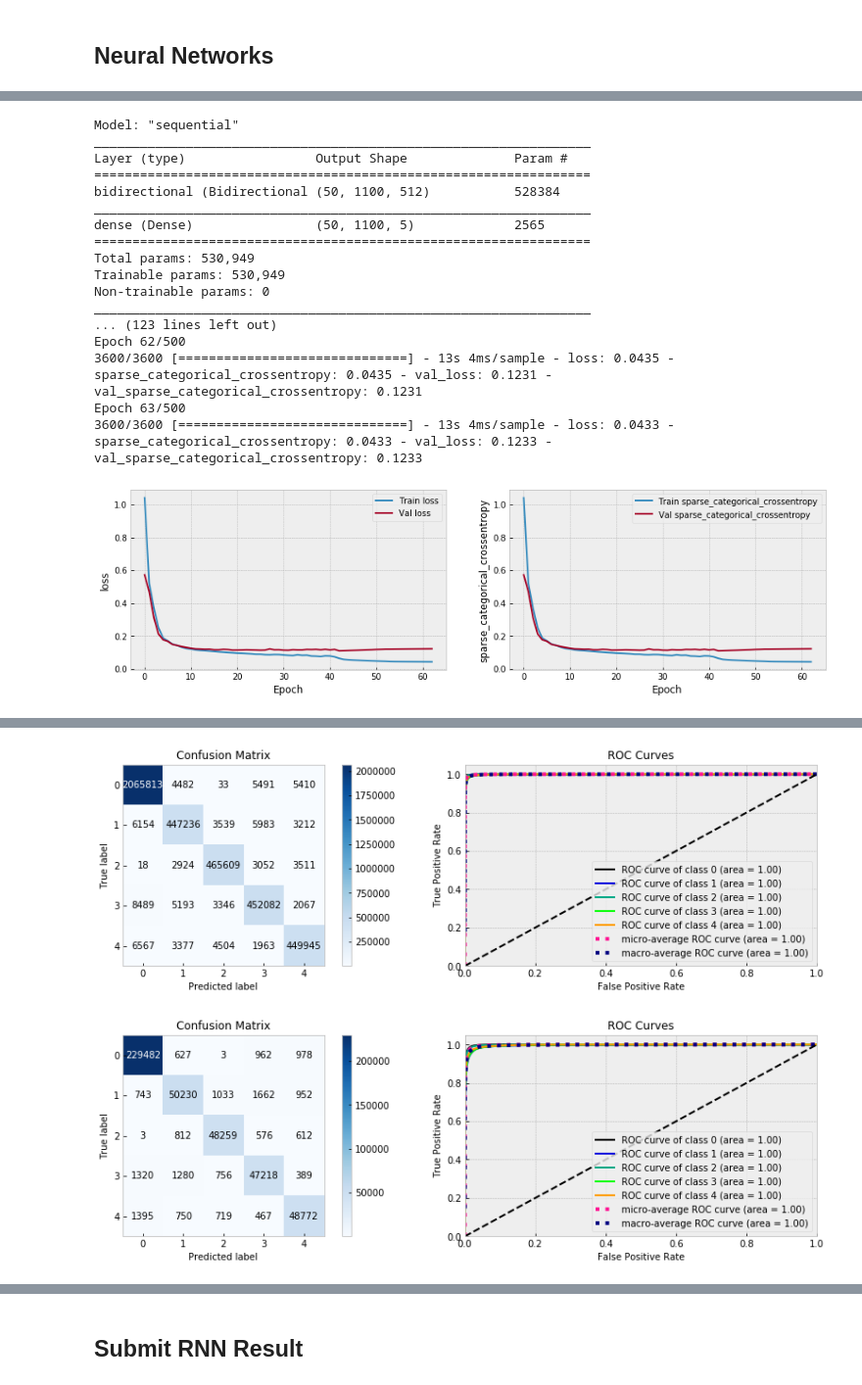
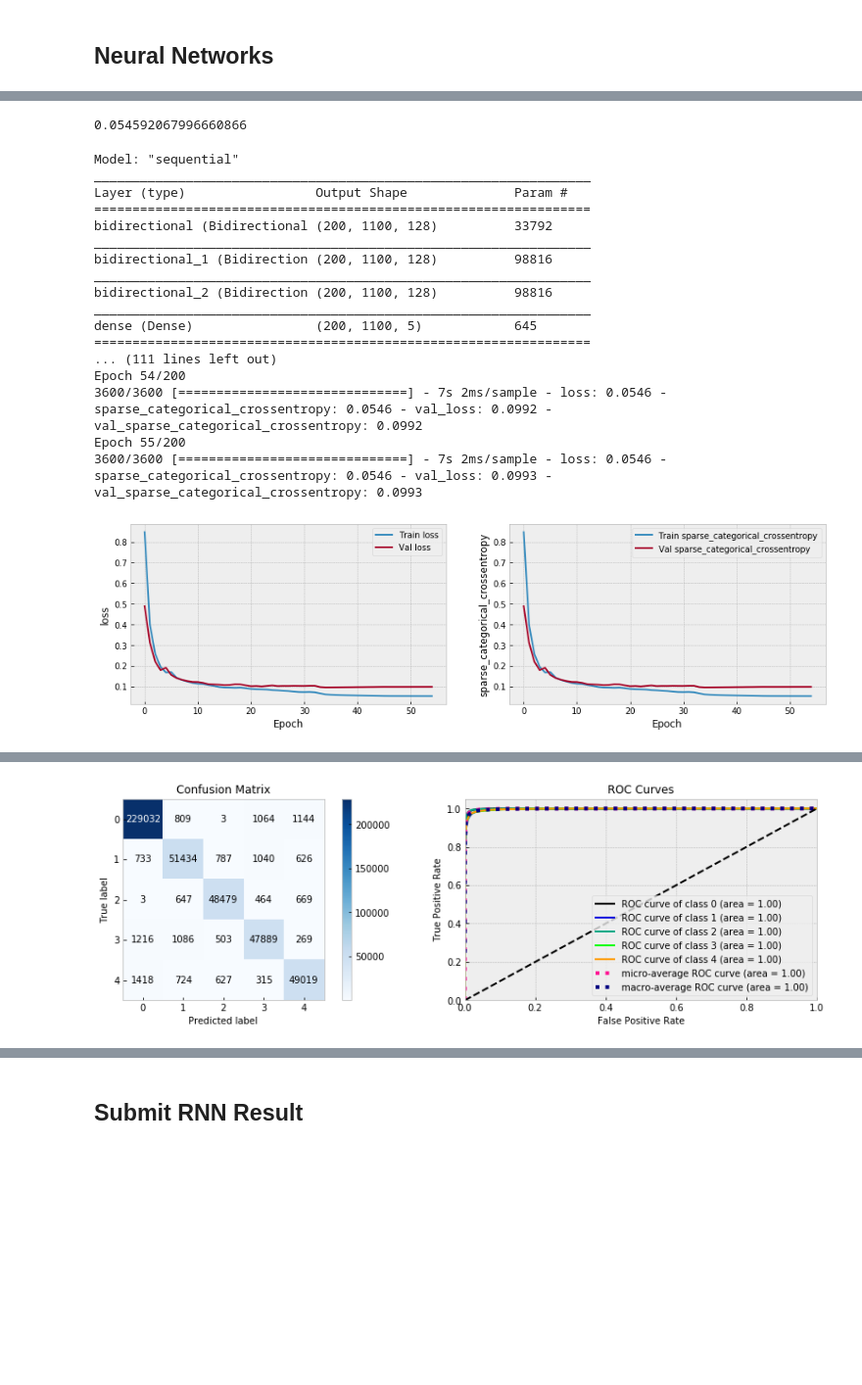
Before and after one commit to ABV-Hub/crowdanalytix, a Jupyter notebook: workinprogress.ipynb, the cells around one changed output, grey strips where cells are left out. Shown at 98% size. Cells and saved outputs as stored; diff of their text form; code cells hidden in the pictures; blank space fills up the shorter version.

```diff
--- a/workinprogress.ipynb
+++ b/workinprogress.ipynb
@@ -296,9 +225,13 @@ X_train.shape[0] // BS
+# %%
+np.min(history.history['loss'])
+# %% [output]
+0.054592067996660866
 # %%
-from tensorflow.keras.layers import Input, LSTM, Dense, Reshape, Conv1D, MaxPool1D, Bidirectional
+from tensorflow.keras.layers import Input, LSTM, Dense, Reshape, Conv1D, MaxPool1D, Bidirectional, TimeDistributed
 tf.keras.backend.clear_session()
 
-EPOCHS = 500
-BS = 50
+EPOCHS = 200
+BS = 200
 BLOCK=1100
 
 X, y = data.iloc[:, 1:], data.iloc[:, :1]
@@ -319,11 +252,13 @@ y_cv_ = y_cv.reshape(-1, BLOCK, 1)
 
 FEATURES_NUM = 1
 TARGET_TYPES = 5
-weight_decay = 0.1
-#
+weight_decay = 0.01
 model = tf.keras.Sequential([
     Input(shape=(BLOCK, 1), batch_size=BS),
-    Bidirectional(LSTM(256, return_sequences=True)), #kernel_regularizer=keras.regularizers.l2(weight_decay))),
+    Bidirectional(LSTM(64, return_sequences=True)), #kernel_regularizer=keras.regularizers.l2(weight_decay))),
+    Bidirectional(LSTM(64, return_sequences=True)), #kernel_regularizer=keras.regularizers.l2(weight_decay))),
+    Bidirectional(LSTM(64, return_sequences=True)),
+    #TimeDistributed(Dense(64)),
     Dense(TARGET_TYPES, activation='softmax'),
   ])
 optimizer=keras.optimizers.Adam(lr=1e-2)
@@ -339,8 +274,8 @@ model.reset_states()
 class ResetStatesCallback(keras.callbacks.Callback):
     def on_batch_begin(self, batch, logs):
         self.model.reset_states()
-lr_schedule = keras.callbacks.LearningRateScheduler(lambda epoch: 1e-8 * 10**(epoch / 20))
-#lr_schedule = keras.callbacks.ReduceLROnPlateau(verbose=0, factor=0.1, patience=10, monitor='val_loss', mode='min')
+#lr_schedule = keras.callbacks.LearningRateScheduler(lambda epoch: 1e-2 * 10**(epoch / 20))
+lr_schedule = keras.callbacks.ReduceLROnPlateau(verbose=0, factor=0.1, patience=10, monitor='val_loss', mode='min')
 early_stop = keras.callbacks.EarlyStopping( patience=20, monitor='val_loss', mode='min' )
 model_save = keras.callbacks.ModelCheckpoint( "my_checkpoint.h5", monitor='val_loss', save_best_only=True, mode='min' )
 reset_states = ResetStatesCallback()
@@ -360,62 +295,50 @@ history = model.fit(X_train, y_train_,
           validation_data=(X_cv, y_cv_),
           callbacks=callbacks)
 
-plt.semilogx(history.history["lr"], history.history["loss"])
-plt.axis([1e-8, 1e-4, 0, 30])
-
 model = keras.models.load_model('my_checkpoint.h5')
 
 plot_history(history, model.metrics_names)
-
+'''
 score = model.evaluate(X_cv, y_cv_,
                         batch_size=BS,
                         verbose=0,
                         use_multiprocessing=True)
 
 metrics = ''
 for i in range(len(model.metrics_names)):
   metrics += f'{model.metrics_names[i]}: {score[i]:.4f} '
-
 print(metrics)
+'''
+print(f'train loss: {np.min(history.history["loss"]):.5f} val loss:{np.min(history.history["val_loss"]):.5f}')
 
 model.reset_states()
 
-train_pred_proba = model.predict(X_train, use_multiprocessing=True)
-train_pred_proba = train_pred_proba.reshape(-1, TARGET_TYPES)
-train_pred = train_pred_proba.argmax(axis=1)
 cv_pred_proba = model.predict(X_cv, use_multiprocessing=True)
 cv_pred_proba = cv_pred_proba.reshape(-1, TARGET_TYPES)
 cv_pred = cv_pred_proba.argmax(axis=1)
-
-import scikitplot as skplt
-fig = plt.figure(figsize=(15,4))
-ax1 = fig.add_subplot(1, 2, 1)
-skplt.metrics.plot_confusion_matrix(y_train, train_pred, ax=ax1)
-ax2 = fig.add_subplot(1, 2, 2)
-skplt.metrics.plot_roc(y_train, train_pred_proba, ax=ax2)
 
 fig = plt.figure(figsize=(15,4))
 ax1 = fig.add_subplot(1, 2, 1)
 skplt.metrics.plot_confusion_matrix(y_cv, cv_pred, ax=ax1)
 ax2 = fig.add_subplot(1, 2, 2)
 skplt.metrics.plot_roc(y_cv, cv_pred_proba, ax=ax2)
 plt.show()
 # %% [output]
 Model: "sequential"
 _________________________________________________________________
 Layer (type)                 Output Shape              Param #
 =================================================================
-bidirectional (Bidirectional (50, 1100, 512)           528384
+bidirectional (Bidirectional (200, 1100, 128)          33792
 _________________________________________________________________
-dense (Dense)                (50, 1100, 5)             2565
+bidirectional_1 (Bidirection (200, 1100, 128)          98816
+_________________________________________________________________
+bidirectional_2 (Bidirection (200, 1100, 128)          98816
+_________________________________________________________________
+dense (Dense)                (200, 1100, 5)            645
 =================================================================
-Total params: 530,949
-Trainable params: 530,949
-Non-trainable params: 0
-_________________________________________________________________
-... (123 lines left out)
-Epoch 62/500
-3600/3600 [==============================] - 13s 4ms/sample - loss: 0.0435 - sparse_categorical_crossentropy: 0.0435 - val_loss: 0.1231 - val_sparse_categorical_crossentropy: 0.1231
-Epoch 63/500
-3600/3600 [==============================] - 13s 4ms/sample - loss: 0.0433 - sparse_categorical_crossentropy: 0.0433 - val_loss: 0.1233 - val_sparse_categorical_crossentropy: 0.1233
+... (111 lines left out)
+Epoch 54/200
+3600/3600 [==============================] - 7s 2ms/sample - loss: 0.0546 - sparse_categorical_crossentropy: 0.0546 - val_loss: 0.0992 - val_sparse_categorical_crossentropy: 0.0992
+Epoch 55/200
+3600/3600 [==============================] - 7s 2ms/sample - loss: 0.0546 - sparse_categorical_crossentropy: 0.0546 - val_loss: 0.0993 - val_sparse_categorical_crossentropy: 0.0993
-[figure, old version]
+[figure, new version]
@@ -423,2 +346 @@ loss: 0.1104 sparse_categorical_crossentropy: 0.1104
-[figure, old version]
+[figure, new version]
-[figure, removed]
```
Also changed, not shown: parts of 16 cells of this notebook.
